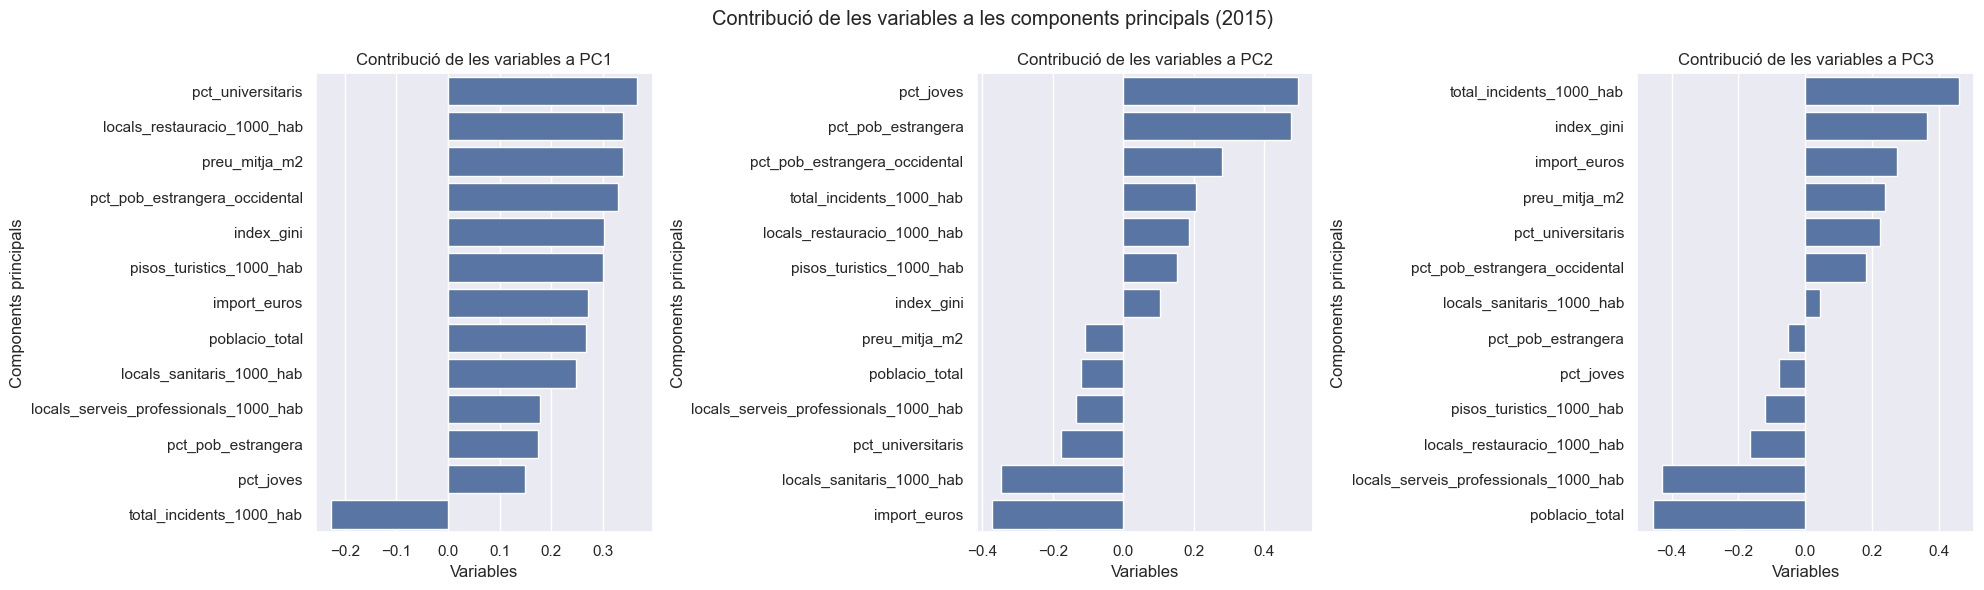
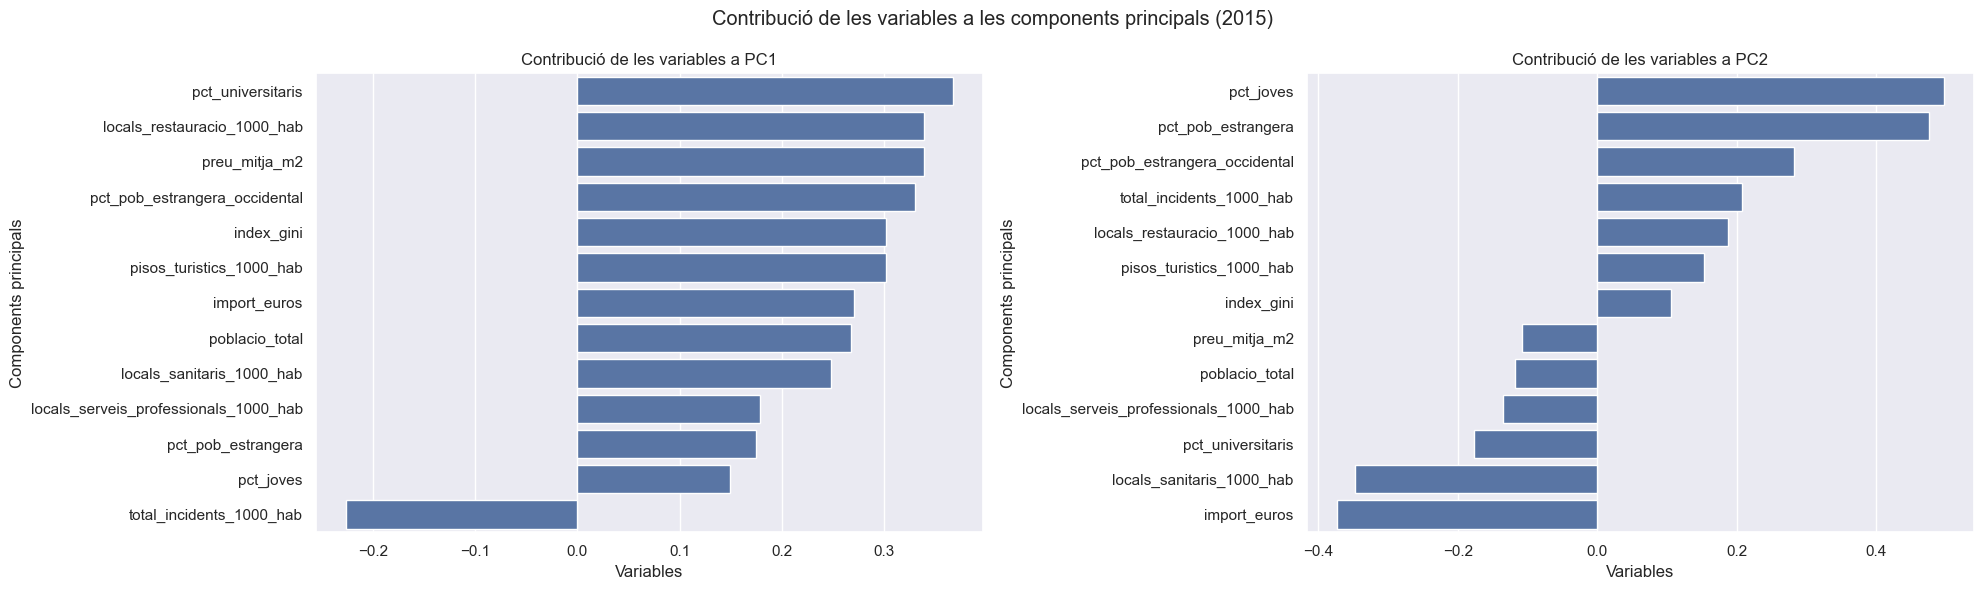
The notebook cell's code change between the first figure and the second:
--- before
+++ after
@@ -1,19 +1,15 @@
-components_15 = pd.DataFrame(pca_15_fixed.components_[0:3], columns=X_15.columns, index=["PC1", "PC2", "PC3"]).T.reset_index(names="atribut")
+components_15 = pd.DataFrame(pca_15_fixed.components_[0:2], columns=X_15.columns, index=["PC1", "PC2"]).T.reset_index(names="atribut")
 
 
-fig, axes = plt.subplots(figsize=(20, 6), nrows=1, ncols=3)
+fig, axes = plt.subplots(figsize=(20, 6), nrows=1, ncols=2)
 sns.barplot(data=components_15.sort_values("PC1", ascending=False), y="atribut", x="PC1",  ax=axes[0])
 sns.barplot(data=components_15.sort_values("PC2", ascending=False), y="atribut", x="PC2", ax=axes[1])
-sns.barplot(data=components_15.sort_values("PC3", ascending=False), y="atribut", x="PC3", ax=axes[2])
 plt.suptitle("Contribució de les variables a les components principals (2015)")
 axes[0].set_title("Contribució de les variables a PC1")
 axes[1].set_title("Contribució de les variables a PC2")
-axes[2].set_title("Contribució de les variables a PC3")
 axes[0].set_xlabel("Variables")
 axes[1].set_xlabel("Variables")
-axes[2].set_xlabel("Variables")
 axes[0].set_ylabel("Components principals")
 axes[1].set_ylabel("Components principals")
-axes[2].set_ylabel("Components principals")
 plt.tight_layout()
 plt.savefig(RESULTS_DIR / "contribucio_variables_pca_15.png")

Commit: reduccio de analisi de components a 2 PC